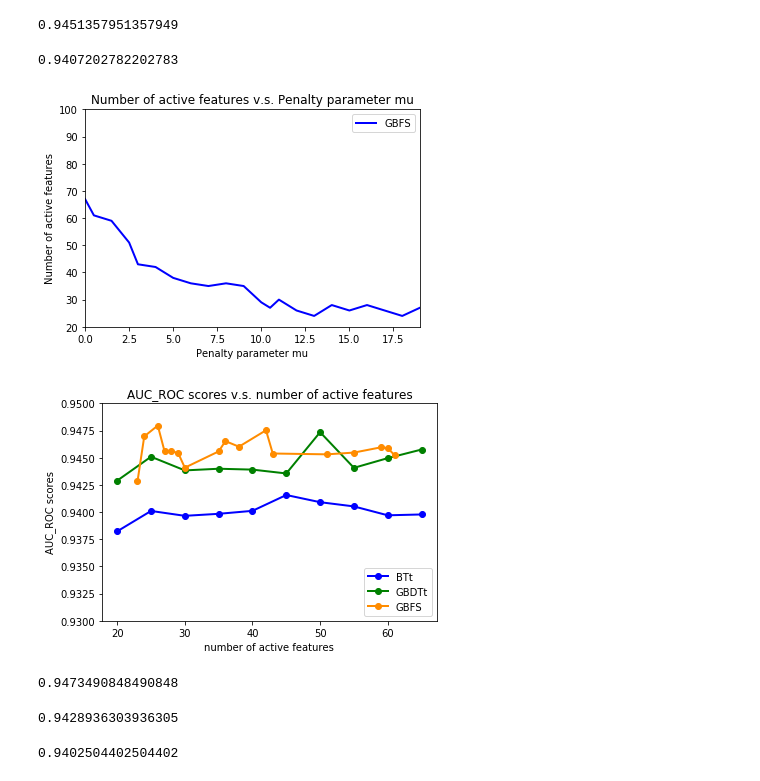
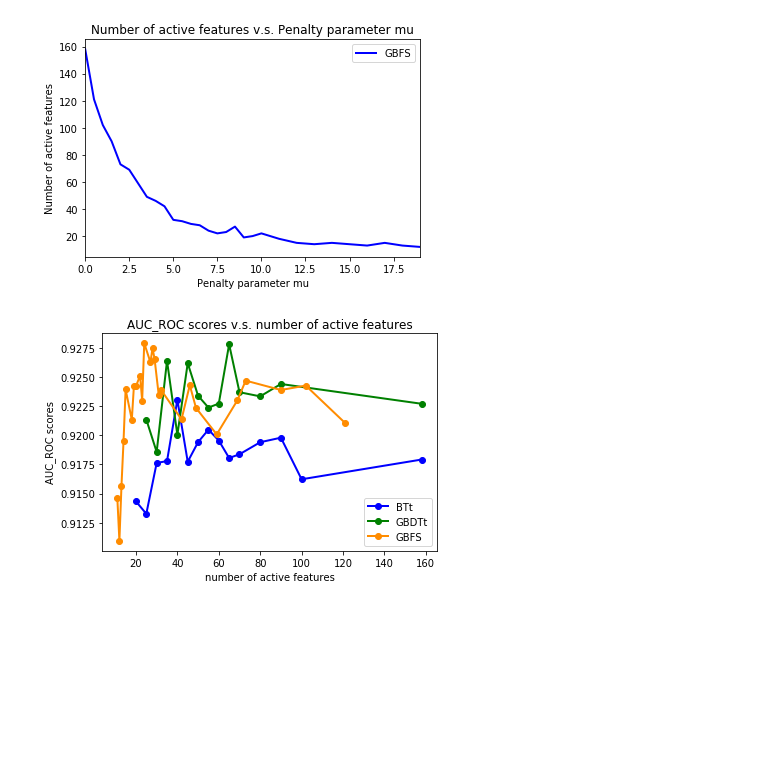
Before and after one commit to dariasor/TreeExtra, a Jupyter notebook: postprocess.ipynb, the cells around one changed output. Saved outputs shown, nothing was run; the diff lists cells and outputs as text; code cells hidden in the pictures; blank space fills up the shorter version.

```diff
--- a/postprocess.ipynb
+++ b/postprocess.ipynb
@@ -35,7 +0,0 @@ filenames = [f for f in listdir("result/") if isfile(join("result/", f))]
-# %%
-AUCs={}
-for filename in filenames:
-    stem,ext=filename.split(".")
-    if ext=="txt" and stem[-5:]=="preds":
-        preds=pd.read_csv(f"result/{filename}",header=None)[0]
-        AUCs[stem]=roc_auc_score(trueY,preds)
@@ -141,3 +23,29 @@ class Model:
+# %%
+###### result files paths
+
+result_path='result_test_us_mod_sub/'
+aux_path='aux_result_test_us_mod_sub/'
+attr_total=174
+
+# result_path='result_gold_test_in_qa_split/'
+# aux_path='aux_result_gold_test_in_qa_split/'
+# attr_total=96
+
+
+# result_path='synthetic/result_syn1_test/'
+# aux_path='synthetic/aux_result_syn1_test/'
+# attr_total=100
+# %%
+## preprocess
+
+filenames_result=listdir(result_path)
+filenames_aux=listdir(aux_path)
+trueY=pd.read_csv(result_path+"trueY.txt",header=None)[0]
+try:
+    number_unused=len(pd.read_csv(result_path+"preprocess_unused.txt",header=None))
+except:
+    number_unused=0
+attr_init_number=attr_total-number_unused
 # %%
 import collections
 # %%
@@ -186,6 +94,7 @@ for filename in filenames_aux:
             topk=int(fname[5:-6])
             GBDTt_preds[topk]=preds
 # %%
+# put result together
 model_results=[]
 # GBFS model
 for mu in mus:
@@ -194,7 +103,7 @@ for mu in mus:
 for mu in mus_t:
     model_results.append(Model(penalty=mu,topk=top_default,attrN=top_default,preds=mus_t[mu]))
 # BT model
-model_results.append(Model(name="BT",preds=BT_preds))
+model_results.append(Model(name="BT",preds=BT_preds,attrN=attr_init_number))
 
 # BTt model
 model_results.append(Model(name="BT",topk=top_default,attrN=top_default,preds=BTt_default_preds))
@@ -251,11 +141,3 @@ x_axis
-# %%
-max(y2_axis)
-# %% [output]
-0.9451357951357949
-# %%
-min(y2_axis)
-# %% [output]
-0.9407202782202783
 # %%
 # plot2 attrN v.s. mus for GBFS
 plt.figure()
@@ -265,60 +147,48 @@ y3_axis=[mus[x]["attrN"] for x in x_axis]
 plt.plot(x_axis, y3_axis, color='b',
          lw=lw, label='GBFS')
 plt.xlim([0.0, max(x_axis)])
-plt.ylim([20, 100])
+#plt.ylim([20, 100])
 plt.xlabel('Penalty parameter mu')
 plt.ylabel('Number of active features')
 plt.title('Number of active features v.s. Penalty parameter mu')
 plt.legend(loc="upper right")
 plt.show()
 # %% [output]
-[figure, old version]
+[figure, new version]
 # %%
 # plot3 AUC_ROC v.s. attrN (for best score with the given attrN for GBFSt)
 
 BTt=collections.defaultdict(int)
 GBDTt=collections.defaultdict(int)
 GBFS=collections.defaultdict(int)
 for model in model_results:
-    if model.name=="BT" and model.topk>0:
+    if model.name=="BT":
         BTt[model.attrN]=max(BTt[model.attrN],model.get_AUC())
-    elif model.name=="GBDT" and model.pen==0 and model.topk>0 :
+    elif model.name=="GBDT" and model.pen==0:
         GBDTt[model.attrN]=max(GBDTt[model.attrN],model.get_AUC())
     elif model.name=="GBDT" and 0<model.pen<=20 and model.topk==-1:
         GBFS[model.attrN]=max(GBFS[model.attrN],model.get_AUC())
 
 plt.figure()
 lw = 2
 x1_axis=sorted(list(BTt.keys()))
 y1_axis=[BTt[x] for x in x1_axis]
 x2_axis=sorted(list(GBDTt.keys()))
 y2_axis=[GBDTt[x] for x in x2_axis]
 x3_axis=sorted(list(GBFS.keys()))
 y3_axis=[GBFS[x] for x in x3_axis]
 
 plt.plot(x1_axis, y1_axis, color='b',
          lw=lw, label='BTt',marker="o")
 plt.plot(x2_axis, y2_axis, color='g',
          lw=lw, label='GBDTt',marker="o")
 plt.plot(x3_axis, y3_axis, color='darkorange',
          lw=lw, label='GBFS',marker="o")
-plt.ylim([0.93, 0.95])
+#plt.ylim([0.93, 0.95])
 plt.xlabel('number of active features')
 plt.ylabel('AUC_ROC scores')
 plt.title(f'AUC_ROC scores v.s. number of active features')
 plt.legend(loc="lower right")
 plt.show()
 # %% [output]
-[figure, old version]
+[figure, new version]
-# %%
-max(GBDTt.values())
-# %% [output]
-0.9473490848490848
-# %%
-min(GBDTt.values())
-# %% [output]
-0.9428936303936305
-# %%
-roc_auc_score(trueY,BT_preds)
-# %% [output]
-0.9402504402504402
```
Also changed, not shown: parts of 37 cells of this notebook.
